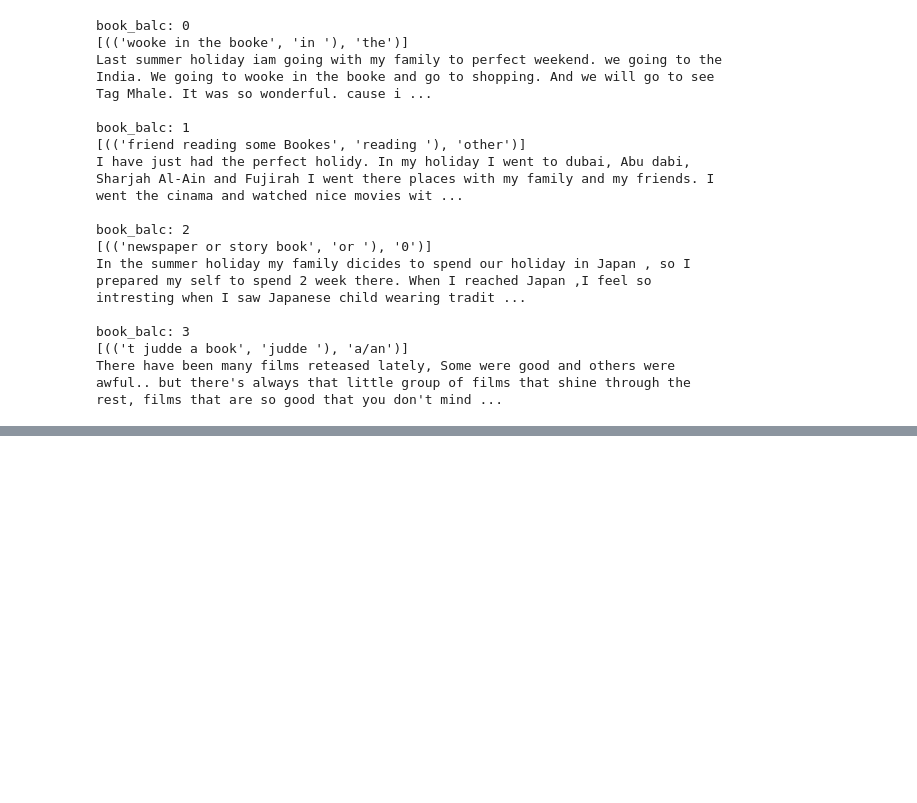
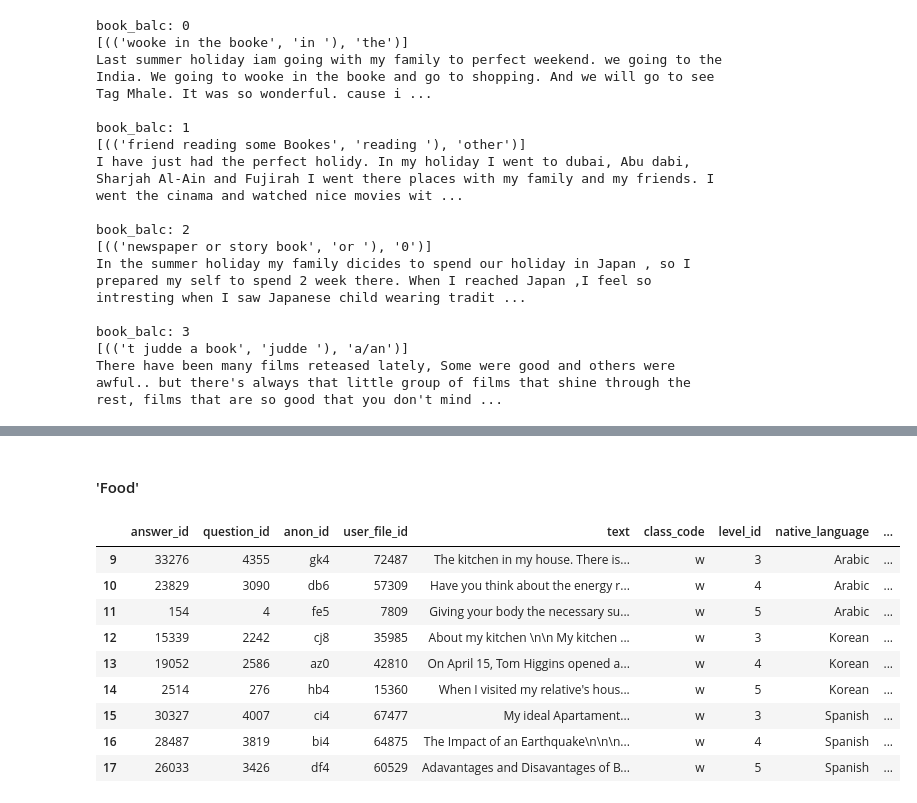
Before and after one commit to Data-Science-for-Linguists-2019/ESL-Article-Acquisition, a Jupyter notebook: analysis/analysis_1.ipynb, the cells around one changed output, grey strips where cells are left out. Saved outputs shown, nothing was run; the diff lists cells and outputs as text; code cells hidden in the pictures; blank space fills up the shorter version.

```diff
--- a/analysis/analysis_1.ipynb
+++ b/analysis/analysis_1.ipynb
@@ -269,0 +393,2 @@ There have been many films reteased lately, Some were good and others were awful
+# %% [markdown]
+#### 'Food'
@@ -269,0 +397,16 @@ There have been many films reteased lately, Some were good and others were awful
+# %%
+food_pelic = pelic[pelic.targ == 'food']
+food_balc = balc[balc.targ == 'food']
+# %%
+food_pelic
+# %% [output]
+|  | answer_id | question_id | anon_id | user_file_id | text | class_code | level_id | native_language | ... |
+| 9 | 33276 | 4355 | gk4 | 72487 | The kitchen in my house. There is... | w | 3 | Arabic | ... |
+| 10 | 23829 | 3090 | db6 | 57309 | Have you think about the energy r... | w | 4 | Arabic | ... |
+| 11 | 154 | 4 | fe5 | 7809 | Giving your body the necessary su... | w | 5 | Arabic | ... |
+| 12 | 15339 | 2242 | cj8 | 35985 | About my kitchen \n\n My kitchen ... | w | 3 | Korean | ... |
+| 13 | 19052 | 2586 | az0 | 42810 | On April 15, Tom Higgins opened a... | w | 4 | Korean | ... |
+| 14 | 2514 | 276 | hb4 | 15360 | When I visited my relative's hous... | w | 5 | Korean | ... |
+| 15 | 30327 | 4007 | ci4 | 67477 | My ideal Apartament... | w | 3 | Spanish | ... |
+| 16 | 28487 | 3819 | bi4 | 64875 | The Impact of an Earthquake\n\n\n... | w | 4 | Spanish | ... |
+| 17 | 26033 | 3426 | df4 | 60529 | Adavantages and Disavantages of B... | w | 5 | Spanish | ... |
```
Also changed, not shown: parts of 11 cells of this notebook.
